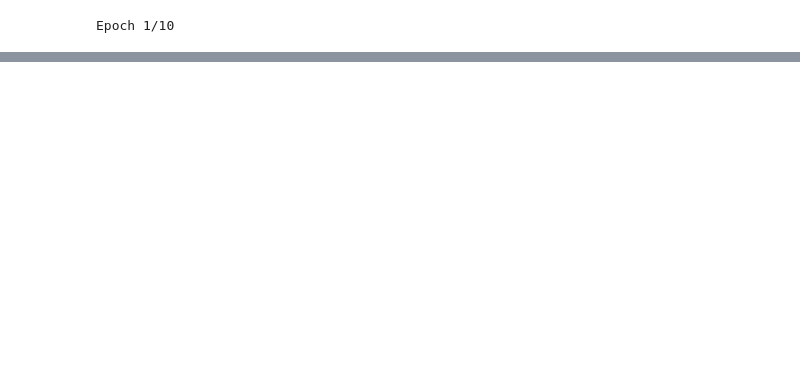
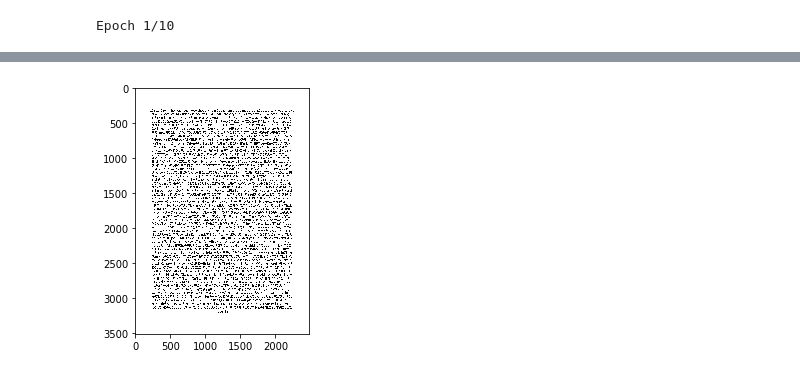
Before and after one commit to iat7/neuralSegmentation, a Jupyter notebook: cows.ipynb, the cells around one changed output, grey strips where cells are left out. Drawn from its saved outputs; the diff is of its cells as text; code cells hidden in the pictures; blank space fills up the shorter version.

```diff
--- a/cows.ipynb
+++ b/cows.ipynb
@@ -234,0 +290,6 @@ Epoch 1/10
+# %%
+img = skimage.io.imread('test_img/662.jpg')
+skimage.io.imshow(img)
+skimage.io.imsave('temp/x.jpg', img)
+# %% [output]
+[figure, added]
```
Also changed, not shown: parts of 10 cells of this notebook.
